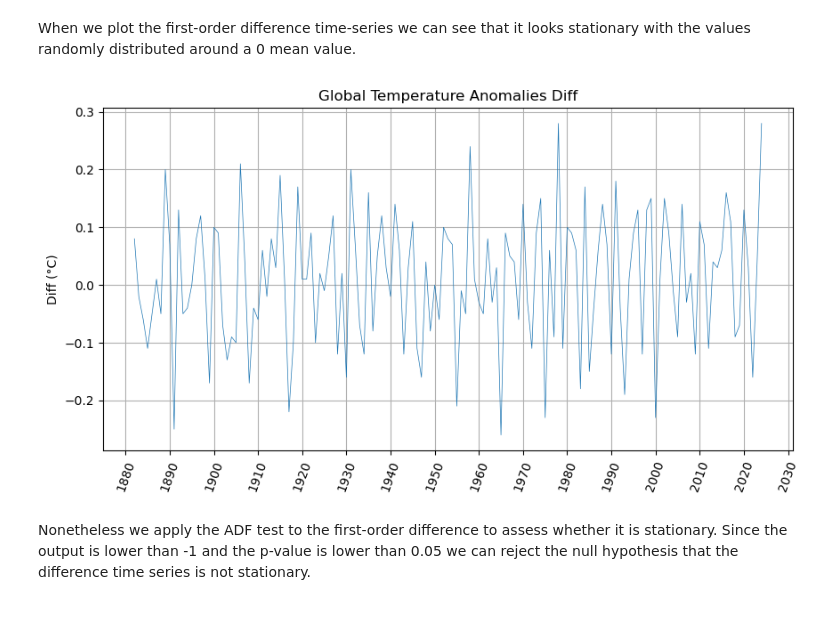
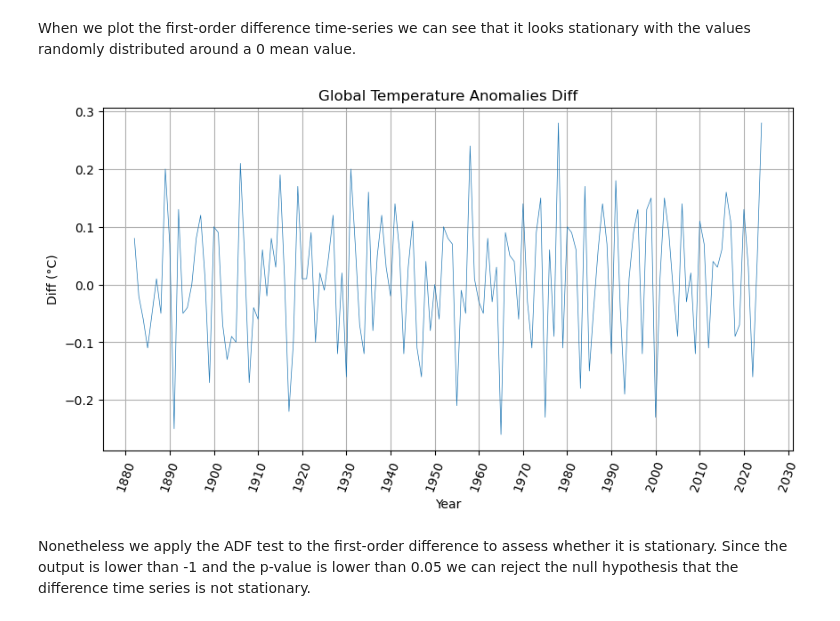
Before and after one commit to luigiselmi/climate, a Jupyter notebook: globaltemp/global_temperature_anomaly.ipynb, the cells around one changed output. Drawn from its saved outputs; the diff is of its cells as text; code cells hidden in the pictures.

```diff
--- a/globaltemp/global_temperature_anomaly.ipynb
+++ b/globaltemp/global_temperature_anomaly.ipynb
@@ -171,16 +171,17 @@ When we plot the first-order difference time-series we can see that it looks sta
 # %%
 fig, ax = plt.subplots(figsize=(10,5))
 ax.grid(True)
 ax.set_title('Global Temperature Anomalies Diff')
 ax.set_ylabel('Diff (°C)')
+ax.set_xlabel('Year')
 ax.set_xticks(giss_temp_diff_df.index)
 ax.set_xticklabels(giss_temp_diff_df.index, rotation=70)
 ax.xaxis.set_major_locator(mdates.YearLocator(10))
 ax.xaxis.set_major_formatter(mdates.DateFormatter('%Y'))
 plt_google_diff = ax.plot(giss_temp_diff_df, linewidth=0.5, label='anom.diff')
 #plt.legend(loc='upper left')
 # %% [output]
-[figure, old version]
+[figure, new version]
 # %% [markdown]
 Nonetheless we apply the ADF test to the first-order difference to assess whether it is stationary. Since the output is lower than -1 and the p-value is lower than 0.05 we can reject the null hypothesis that the difference time series is not stationary.
 # %%
```
Also changed, not shown: parts of 23 cells of this notebook.
